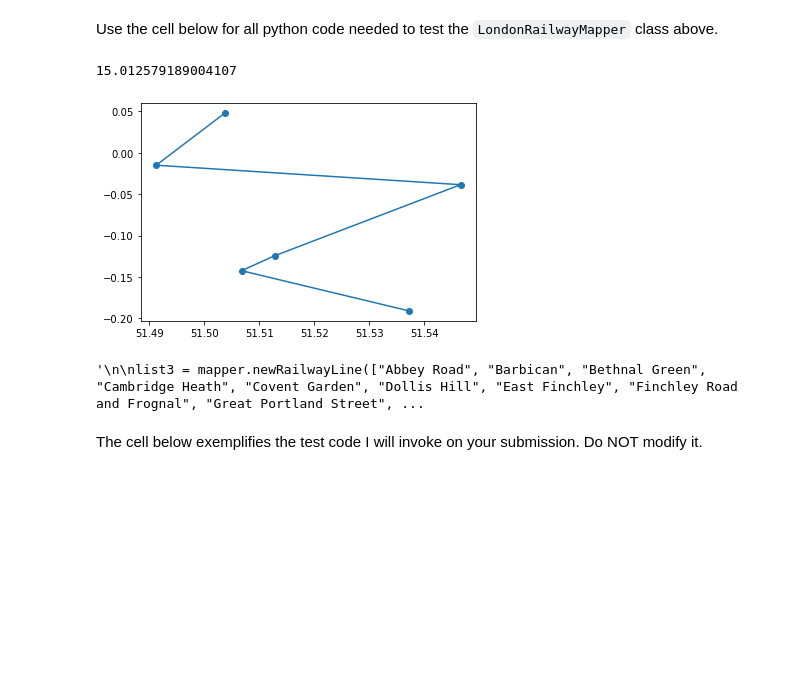
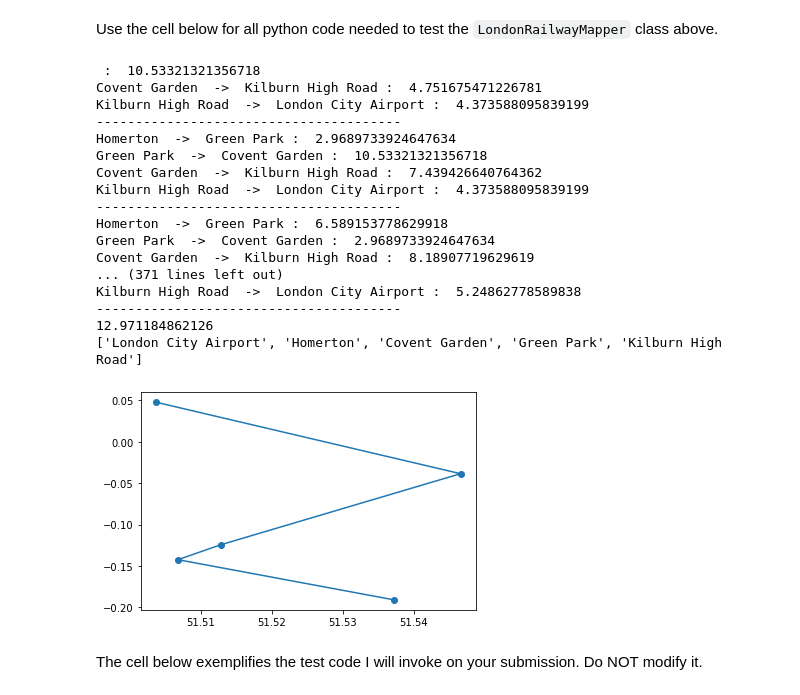
Before and after one commit to filofiocchi02/LondonRailway, a Jupyter notebook: LondonRailwayNetwork.ipynb, the cells around one changed output. Cells and saved outputs as stored; diff of their text form; code cells hidden in the pictures; blank space fills up the shorter version.

```diff
--- a/LondonRailwayNetwork.ipynb
+++ b/LondonRailwayNetwork.ipynb
@@ -666,7 +670,7 @@ import matplotlib.pyplot as plt
 
 # inputStations = ["Abbey Road", "Barbican", "Bethnal Green", "Cambridge Heath", "Covent Garden", "Dollis Hill", "East Finchley", "Finchley Road and Frognal", "Great Portland Street", "Hackney Wick", "Isleworth", "Kentish Town West", "Leyton", "Marble Arch", "North Wembley", "Old Street", "Pimlico", "Queens Park", "Richmond", "Shepherds Bush", "Tottenham Hale", "Uxbridge", "Vauxhall", "Wapping"]
 
-inputStations = ["Homerton", "Green Park", "Covent Garden", "Kilburn High Road", "London City Airport", "Mudchute"]
+inputStations = ["Homerton", "Green Park", "Covent Garden", "Kilburn High Road", "London City Airport"]
 inputSet = []
 
 for stat in inputStations:
@@ -674,41 +678,53 @@ for stat in inputStations:
     lon = mapper.stations.get(stat)[2]
     inputSet.append((lat, lon))
 
 outputStations = mapper.newRailwayLine(inputStations)
 
 
 outputSet = []
 
 for stat in outputStations:
     lat = mapper.stations.get(stat)[1]
     lon = mapper.stations.get(stat)[2]
     outputSet.append((lat, lon))
 
 
 
 plt.figure()
 
 input_xs, input_ys = zip(*inputSet)
 plt.scatter(input_xs, input_ys)
 
 output_xs, output_ys = zip(*outputSet)
 plt.plot(output_xs, output_ys)
 
 plt.show()
 
 
 
-'''
 
-list3 = mapper.newRailwayLine(["Abbey Road", "Barbican", "Bethnal Green", "Cambridge Heath", "Covent Garden", "Dollis Hill", "East Finchley", "Finchley Road and Frognal", "Great Portland Street", "Hackney Wick", "Isleworth", "Kentish Town West", "Leyton", "Marble Arch", "North Wembley", "Old Street", "Pimlico", "Queens Park", "Richmond", "Shepherds Bush", "Tottenham Hale", "Uxbridge", "Vauxhall", "Wapping"])
-print("Result: ", list3)
+# list3 = mapper.newRailwayLine(["Abbey Road", "Barbican", "Bethnal Green", "Cambridge Heath", "Covent Garden", "Dollis Hill", "East Finchley", "Finchley Road and Frognal", "Great Portland Street", "Hackney Wick", "Isleworth", "Kentish Town West", "Leyton", "Marble Arch", "North Wembley", "Old Street", "Pimlico", "Queens Park", "Richmond", "Shepherds Bush", "Tottenham Hale", "Uxbridge", "Vauxhall", "Wapping"])
+# print("Result: ", list3)
 # print(mapper.minStops("Baker Street", "North Wembley"))
-
-'''
 # %% [output]
-15.012579189004107
+ :  10.53321321356718
+Covent Garden  ->  Kilburn High Road :  4.751675471226781
+Kilburn High Road  ->  London City Airport :  4.373588095839199
+---------------------------------------
+Homerton  ->  Green Park :  2.9689733924647634
+Green Park  ->  Covent Garden :  10.53321321356718
+Covent Garden  ->  Kilburn High Road :  7.439426640764362
+Kilburn High Road  ->  London City Airport :  4.373588095839199
+---------------------------------------
+Homerton  ->  Green Park :  6.589153778629918
+Green Park  ->  Covent Garden :  2.9689733924647634
+Covent Garden  ->  Kilburn High Road :  8.18907719629619
+... (371 lines left out)
+Kilburn High Road  ->  London City Airport :  5.24862778589838
+---------------------------------------
+12.971184862126
+['London City Airport', 'Homerton', 'Covent Garden', 'Green Park', 'Kilburn High Road']
-[figure, old version]
+[figure, new version]
-'\n\nlist3 = mapper.newRailwayLine(["Abbey Road", "Barbican", "Bethnal Green", "Cambridge Heath", "Covent Garden", "Dollis Hill", "East Finchley", "Finchley Road and Frognal", "Great Portland Street", ...
 # %% [markdown]
 The cell below exemplifies the test code I will invoke on your submission. Do NOT modify it.
 # %%
```
Also changed, not shown: parts of 2 cells of this notebook.
